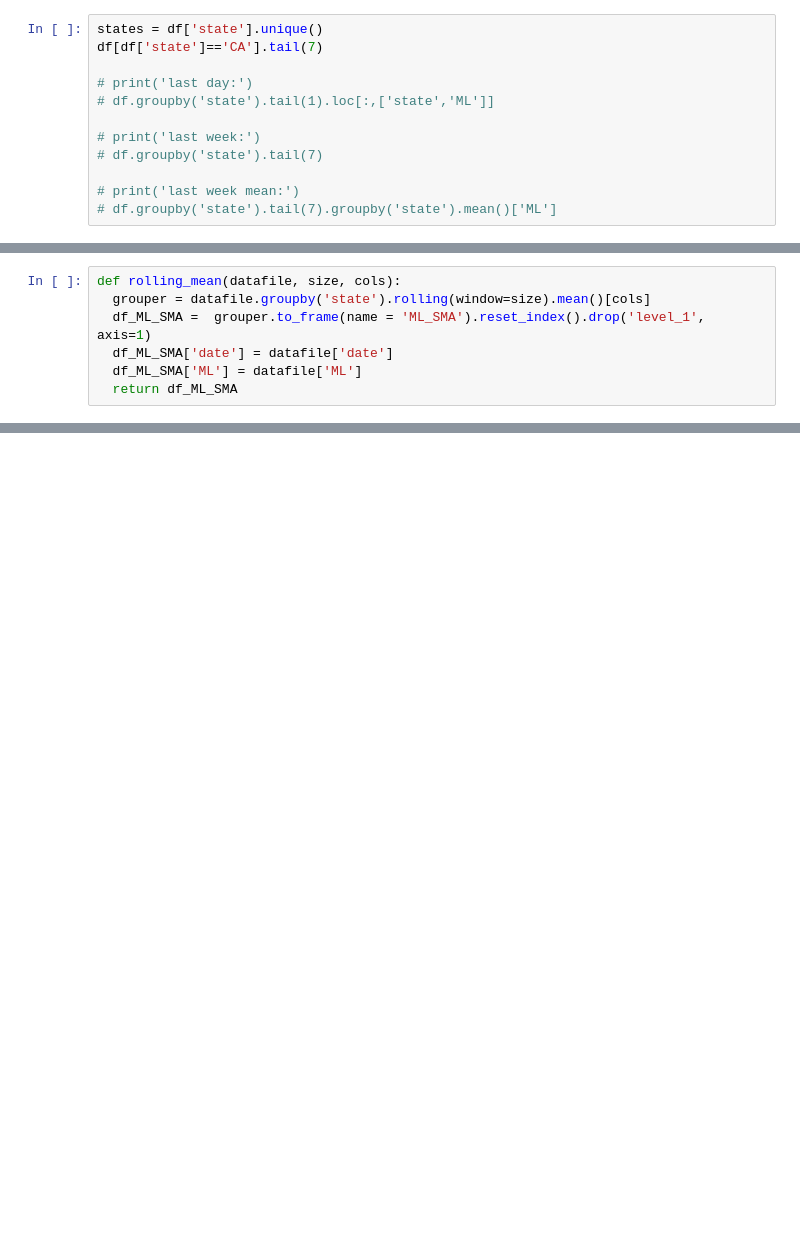
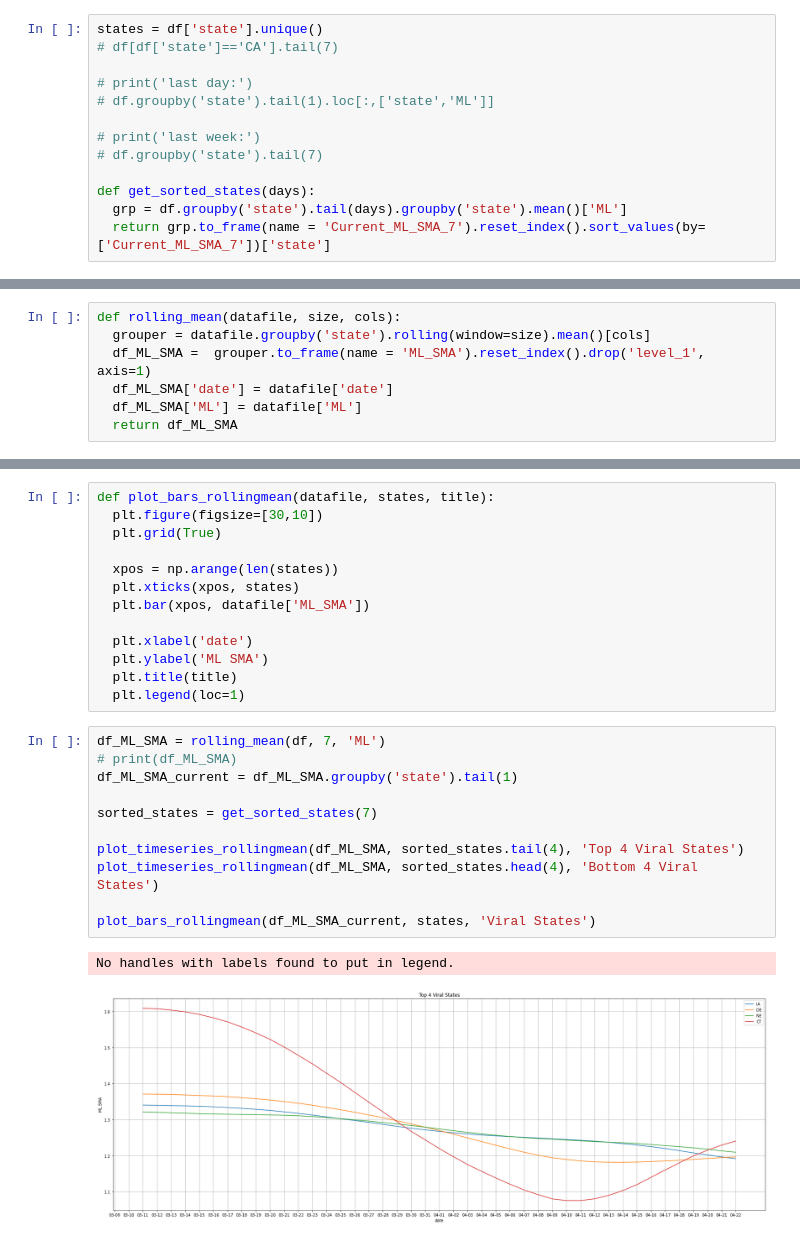
Before and after one commit to dimeking/playground, a Jupyter notebook: Covid_Rt.ipynb, the cells around one changed output, grey strips where cells are left out. Saved outputs shown, nothing was run; the diff lists cells and outputs as text; blank space fills up the shorter version.

```diff
--- a/Covid_Rt.ipynb
+++ b/Covid_Rt.ipynb
@@ -25,7 +26,7 @@ df.head()
 | 4 | AK | 2020-03-09 | 1.252235 | 0.796725 | 1.761468 | 1.020136 | 1.338477 |
 # %%
 states = df['state'].unique()
-df[df['state']=='CA'].tail(7)
+# df[df['state']=='CA'].tail(7)
 
 # print('last day:')
 # df.groupby('state').tail(1).loc[:,['state','ML']]
@@ -33,5 +34,6 @@ df[df['state']=='CA'].tail(7)
 # print('last week:')
 # df.groupby('state').tail(7)
 
-# print('last week mean:')
-# df.groupby('state').tail(7).groupby('state').mean()['ML']
+def get_sorted_states(days):
+  grp = df.groupby('state').tail(days).groupby('state').mean()['ML']
+  return grp.to_frame(name = 'Current_ML_SMA_7').reset_index().sort_values(by=['Current_ML_SMA_7'])['state']
@@ -79,0 +64,27 @@ plot_rolling_mean(df, 1)
+# %%
+def plot_bars_rollingmean(datafile, states, title):
+  plt.figure(figsize=[30,10])
+  plt.grid(True)
+
+  xpos = np.arange(len(states))
+  plt.xticks(xpos, states)
+  plt.bar(xpos, datafile['ML_SMA'])
+
+  plt.xlabel('date')
+  plt.ylabel('ML SMA')
+  plt.title(title)
+  plt.legend(loc=1)
+# %%
+df_ML_SMA = rolling_mean(df, 7, 'ML')
+# print(df_ML_SMA)
+df_ML_SMA_current = df_ML_SMA.groupby('state').tail(1)
+
+sorted_states = get_sorted_states(7)
+
+plot_timeseries_rollingmean(df_ML_SMA, sorted_states.tail(4), 'Top 4 Viral States')
+plot_timeseries_rollingmean(df_ML_SMA, sorted_states.head(4), 'Bottom 4 Viral States')
+
+plot_bars_rollingmean(df_ML_SMA_current, states, 'Viral States')
+# %% [output]
+No handles with labels found to put in legend.
+[figure, added]
```
Also changed, not shown: parts of 5 cells of this notebook.
